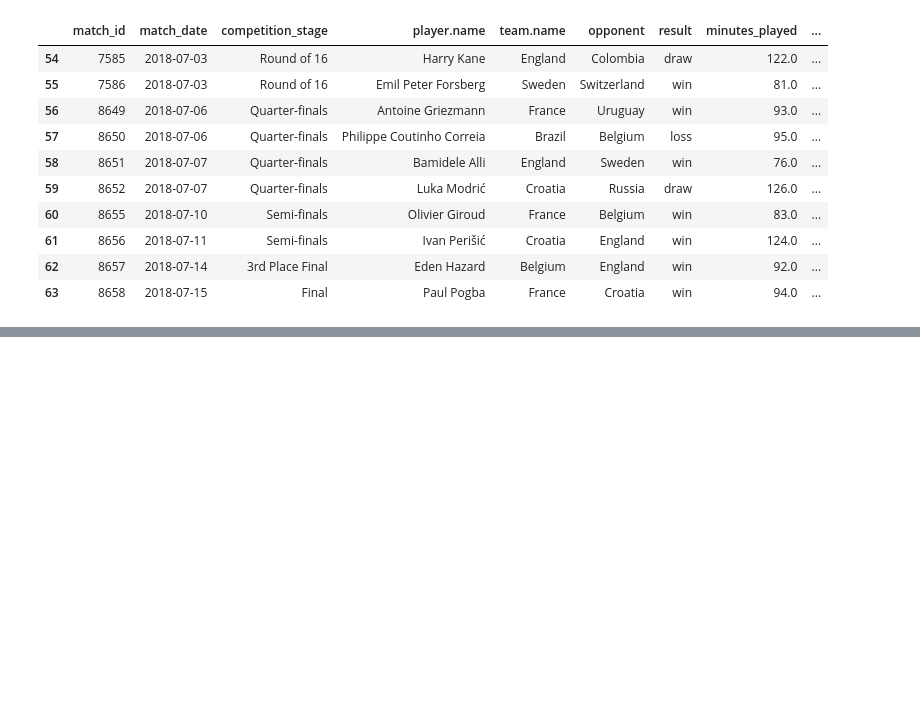
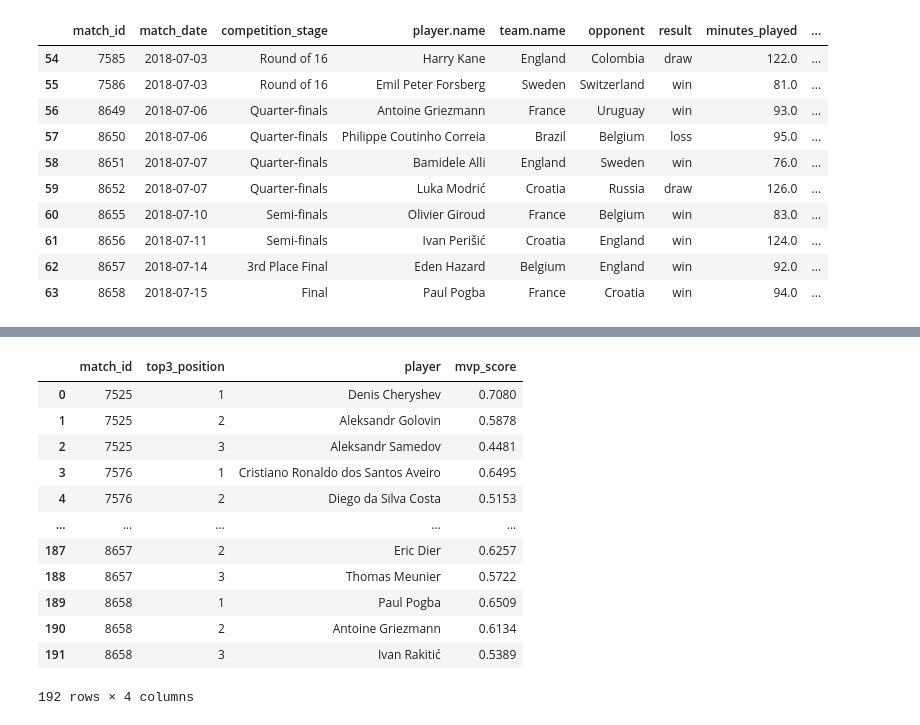
Before and after one commit to mkoczkodaj/MGR_MK, a Jupyter notebook: notebooks/03_budowanie_akcji_ofensywnych.ipynb, the cells around one changed output, grey strips where cells are left out. Cells and saved outputs as stored; diff of their text form; code cells hidden in the pictures; blank space fills up the shorter version.

```diff
--- a/notebooks/03_budowanie_akcji_ofensywnych.ipynb
+++ b/notebooks/03_budowanie_akcji_ofensywnych.ipynb
@@ -277,0 +282,59 @@ all_match_mvps.tail(10)
+# %%
+
+try:
+    mvp_candidates
+except NameError:
+    MVP_MATCH_IDS = None
+    mvp_dataset = build_player_match_dataset(matches, match_ids=MVP_MATCH_IDS)
+    mvp_dataset = add_player_momentum_to_dataset(mvp_dataset, matches)
+    mvp_candidates = score_mvp_candidates(mvp_dataset)
+
+top_3_mvps_by_match = (
+    mvp_candidates[mvp_candidates['is_mvp_eligible']]
+    .sort_values(['match_id', 'mvp_score'], ascending=[True, False])
+    .groupby('match_id', as_index=False)
+    .head(3)
+    .copy()
+)
+
+top_3_mvps_by_match['mvp_position'] = (
+    top_3_mvps_by_match.groupby('match_id')['mvp_score']
+    .rank(ascending=False, method='first')
+    .astype(int)
+)
+
+top_3_mvps_by_match = top_3_mvps_by_match.sort_values(
+    ['match_date', 'match_id', 'mvp_position']
+).reset_index(drop=True)
+
+readable_top_3_mvps = top_3_mvps_by_match[
+    [
+        'match_id',
+        'mvp_position',
+        'player.name',
+        'mvp_score',
+    ]
+].rename(
+    columns={
+        'player.name': 'player',
+        'mvp_position': 'top3_position',
+    }
+)
+
+readable_top_3_mvps['mvp_score'] = readable_top_3_mvps['mvp_score'].round(4)
+
+readable_top_3_mvps
+# %% [output]
+|  | match_id | top3_position | player | mvp_score |
+| 0 | 7525 | 1 | Denis Cheryshev | 0.7080 |
+| 1 | 7525 | 2 | Aleksandr Golovin | 0.5878 |
+| 2 | 7525 | 3 | Aleksandr Samedov | 0.4481 |
+| 3 | 7576 | 1 | Cristiano Ronaldo dos Santos Aveiro | 0.6495 |
+| 4 | 7576 | 2 | Diego da Silva Costa | 0.5153 |
+| ... | ... | ... | ... | ... |
+| 187 | 8657 | 2 | Eric Dier | 0.6257 |
+| 188 | 8657 | 3 | Thomas Meunier | 0.5722 |
+| 189 | 8658 | 1 | Paul Pogba | 0.6509 |
+| 190 | 8658 | 2 | Antoine Griezmann | 0.6134 |
+| 191 | 8658 | 3 | Ivan Rakitić | 0.5389 |
+192 rows × 4 columns
```
Also changed, not shown: parts of 3 cells of this notebook, 2 other files.
